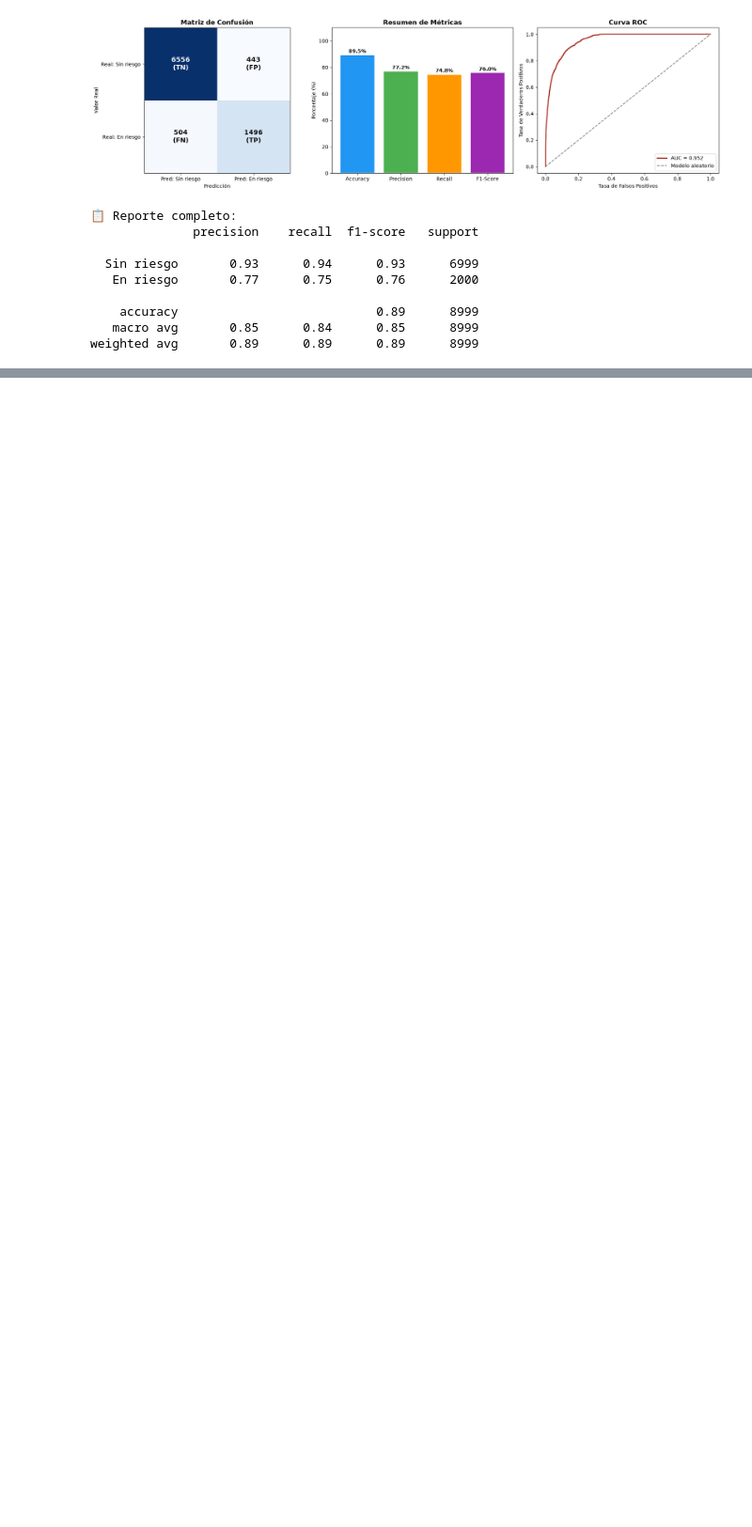
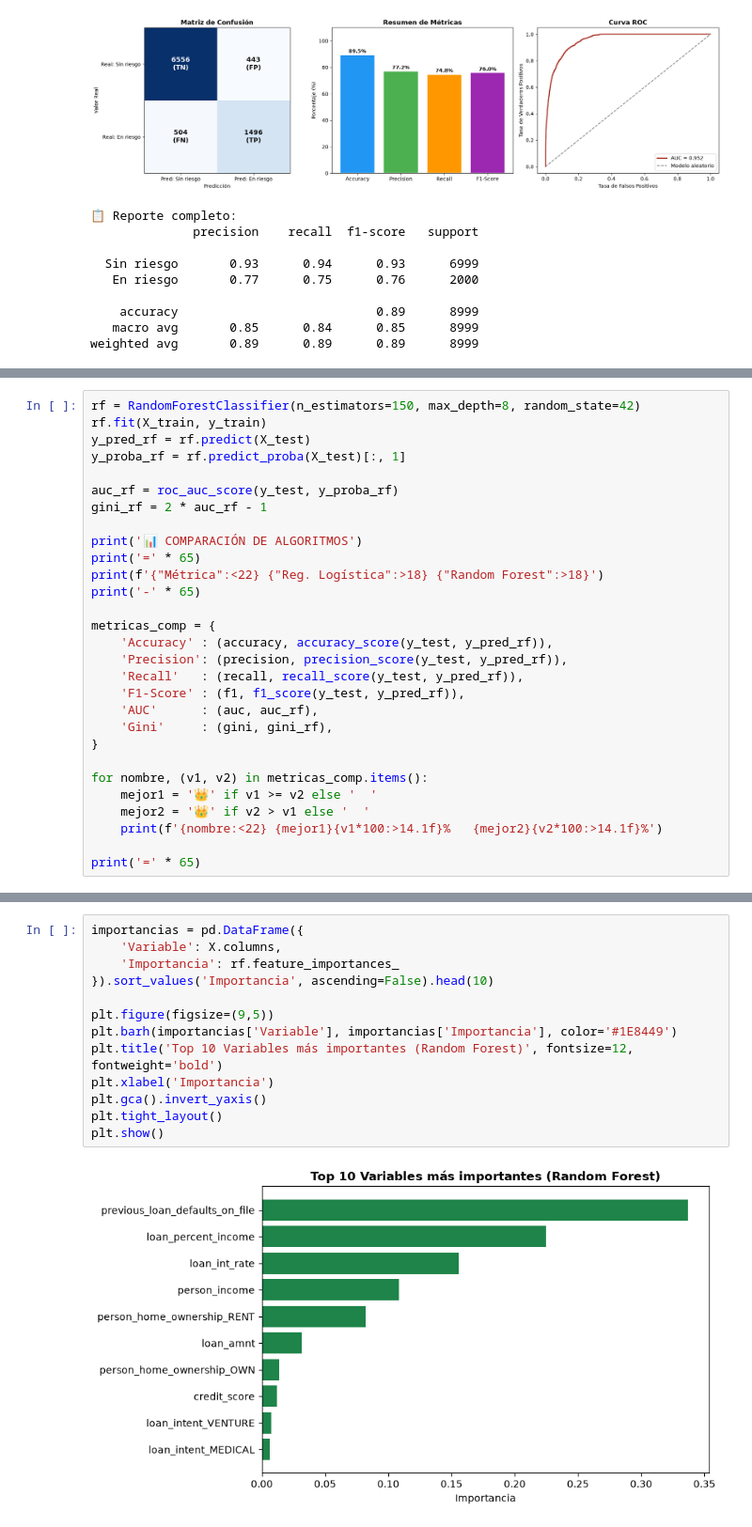
Before and after one commit to karlahp/dataops-loan-pipeline, a Jupyter notebook: notebooks/4_entrenamiento_modelo.ipynb, the cells around one changed output, grey strips where cells are left out. Shown at 94% size. Drawn from its saved outputs; the diff is of its cells as text; blank space fills up the shorter version.

```diff
--- a/notebooks/4_entrenamiento_modelo.ipynb
+++ b/notebooks/4_entrenamiento_modelo.ipynb
@@ -429,0 +434,29 @@ weighted avg       0.89      0.89      0.89      8999
+# %%
+rf = RandomForestClassifier(n_estimators=150, max_depth=8, random_state=42)
+rf.fit(X_train, y_train)
+y_pred_rf = rf.predict(X_test)
+y_proba_rf = rf.predict_proba(X_test)[:, 1]
+
+auc_rf = roc_auc_score(y_test, y_proba_rf)
+gini_rf = 2 * auc_rf - 1
+
+print('📊 COMPARACIÓN DE ALGORITMOS')
+print('=' * 65)
+print(f'{"Métrica":<22} {"Reg. Logística":>18} {"Random Forest":>18}')
+print('-' * 65)
+
+metricas_comp = {
+    'Accuracy' : (accuracy, accuracy_score(y_test, y_pred_rf)),
+    'Precision': (precision, precision_score(y_test, y_pred_rf)),
+    'Recall'   : (recall, recall_score(y_test, y_pred_rf)),
+    'F1-Score' : (f1, f1_score(y_test, y_pred_rf)),
+    'AUC'      : (auc, auc_rf),
+    'Gini'     : (gini, gini_rf),
+}
+
+for nombre, (v1, v2) in metricas_comp.items():
+    mejor1 = '👑' if v1 >= v2 else '  '
+    mejor2 = '👑' if v2 > v1 else '  '
+    print(f'{nombre:<22} {mejor1}{v1*100:>14.1f}%   {mejor2}{v2*100:>14.1f}%')
+
+print('=' * 65)
@@ -429,0 +479,15 @@ weighted avg       0.89      0.89      0.89      8999
+# %%
+importancias = pd.DataFrame({
+    'Variable': X.columns,
+    'Importancia': rf.feature_importances_
+}).sort_values('Importancia', ascending=False).head(10)
+
+plt.figure(figsize=(9,5))
+plt.barh(importancias['Variable'], importancias['Importancia'], color='#1E8449')
+plt.title('Top 10 Variables más importantes (Random Forest)', fontsize=12, fontweight='bold')
+plt.xlabel('Importancia')
+plt.gca().invert_yaxis()
+plt.tight_layout()
+plt.show()
+# %% [output]
+[figure, added]
```
Also changed, not shown: parts of 4 cells of this notebook, 1 other file.
